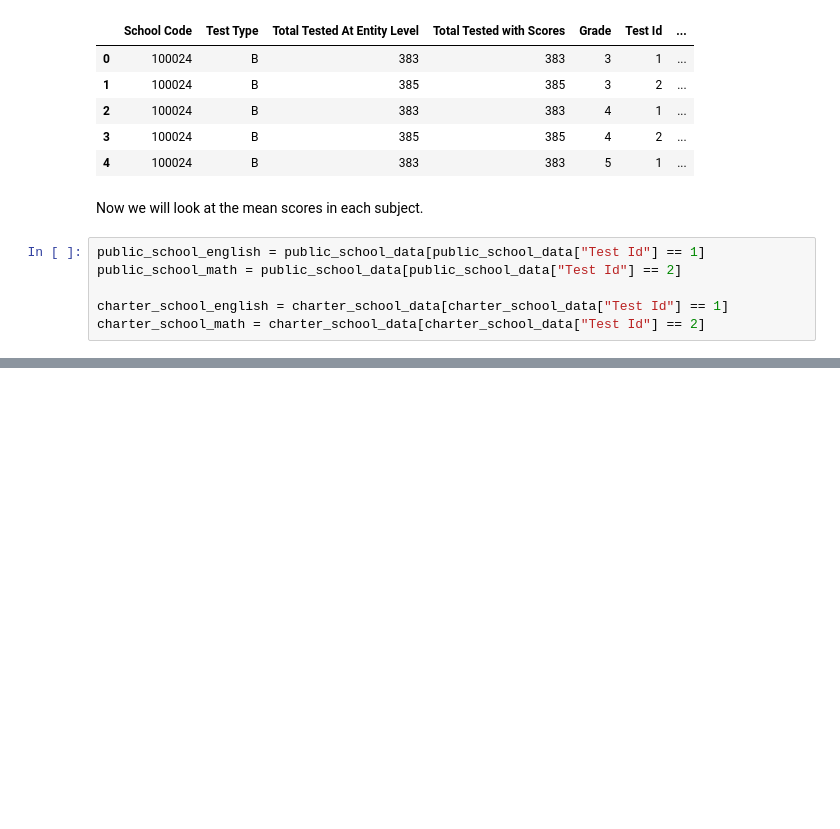
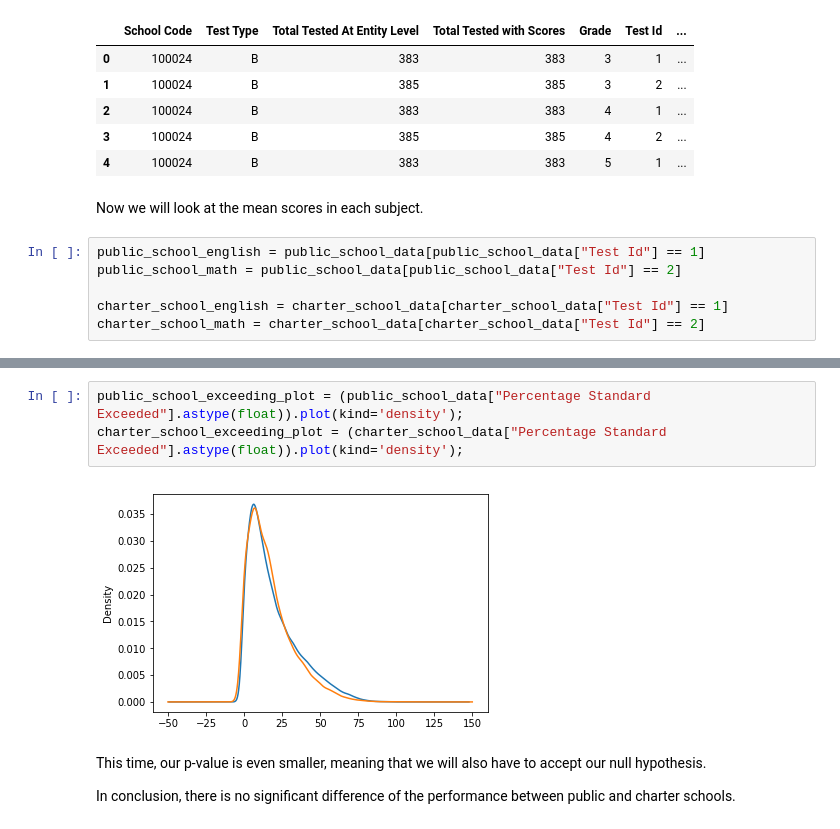
Before and after one commit to annebelleo/CAASPP-2018-schools, a Jupyter notebook: ct paper pre-processing.ipynb, the cells around one changed output, grey strips where cells are left out. Saved outputs shown, nothing was run; the diff lists cells and outputs as text; blank space fills up the shorter version.

```diff
--- a/ct paper pre-processing.ipynb
+++ b/ct paper pre-processing.ipynb
@@ -137,0 +239,9 @@ Charter School: 35.50923726824682
+# %%
+public_school_exceeding_plot = (public_school_data["Percentage Standard Exceeded"].astype(float)).plot(kind='density');
+charter_school_exceeding_plot = (charter_school_data["Percentage Standard Exceeded"].astype(float)).plot(kind='density');
+# %% [output]
+[figure, added]
+# %% [markdown]
+This time, our p-value is even smaller, meaning that we will also have to accept our null hypothesis.
+
+In conclusion, there is no significant difference of the performance between public and charter schools.
```
Also changed, not shown: parts of 16 cells of this notebook.
